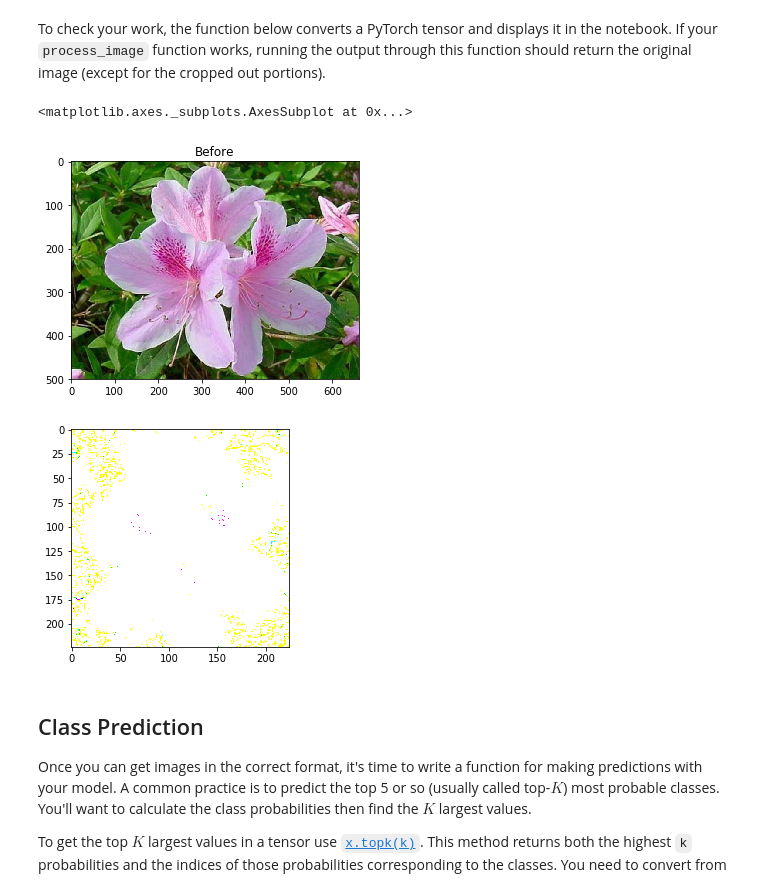
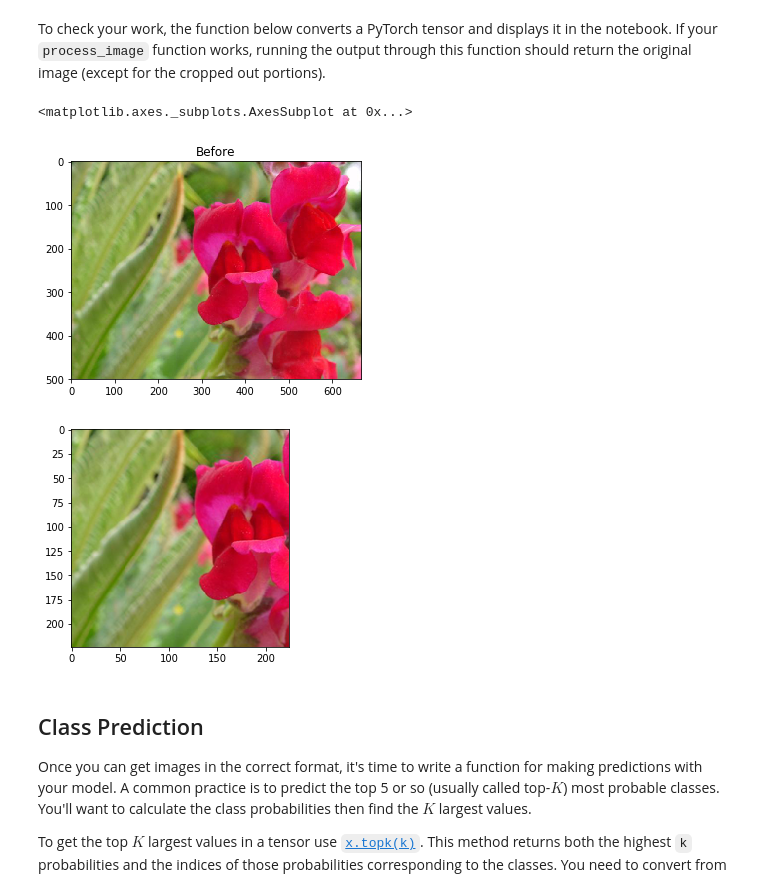
Before and after one commit to collinmutembei/is-it-a-rose, a Jupyter notebook: Image Classifier Project.ipynb, the cells around one changed output. Drawn from its saved outputs; the diff is of its cells as text; code cells hidden in the pictures.

```diff
--- a/Image Classifier Project.ipynb
+++ b/Image Classifier Project.ipynb
@@ -159,7 +158,7 @@ optimizer = optim.SGD(model.classifier.parameters(), lr=0.01)
 device = torch.device("cuda:0" if cuda.is_available() else "cpu")
 model.to(device)
 
-epochs = 4
+epochs = 5
 steps = 0
 running_loss = 0
 accuracy = 0
@@ -363,11 +360,14 @@ def process_image(image):
     # DONE: Process a PIL image for use in a PyTorch model
 
     im = Image.open(image)
-    im = im.resize((256, 256))
+    width, height = im.size
+    shortest_side = min(width, height)
+    new_size = [int((width / shortest_side) * 256), int((height / shortest_side) * 256)]
+    im.thumbnail(new_size, Image.ANTIALIAS)
     left_upper_dimension = (256 - 224) / 2
     right_lower_dimension = (224 + 256) / 2
     im = im.crop((left_upper_dimension, left_upper_dimension, right_lower_dimension, right_lower_dimension))
-
+    im = np.array(im) / 255.
     mean = np.array([0.485, 0.456, 0.406])
     std = np.array([0.229, 0.224, 0.225])
     im = (im - mean) / std
@@ -400,19 +400,20 @@ def imshow(image, ax=None, title=None):
 # %%
 # check process_image
 random_test_dir = random.randint(1, 102)
 random_image_filename = random.choice(os.listdir("./flowers/test/{}".format(random_test_dir)))
 random_image_path = os.path.join("./flowers/test/{}".format(random_test_dir), random_image_filename)
 
 with Image.open(random_image_path) as im:
     plt.title("Before")
     plt.imshow(im)
 
 processed_image = process_image(random_image_path)
-imshow(processed_image, None, "After")
+
+imshow(processed_image)
 # %% [output]
 <matplotlib.axes._subplots.AxesSubplot at 0x...>
-[figure, old version]
+[figure, new version]
-[figure, old version]
+[figure, new version]
 # %% [markdown]
 ## Class Prediction
 
```
Also changed, not shown: parts of 6 cells of this notebook, 1 other file.
